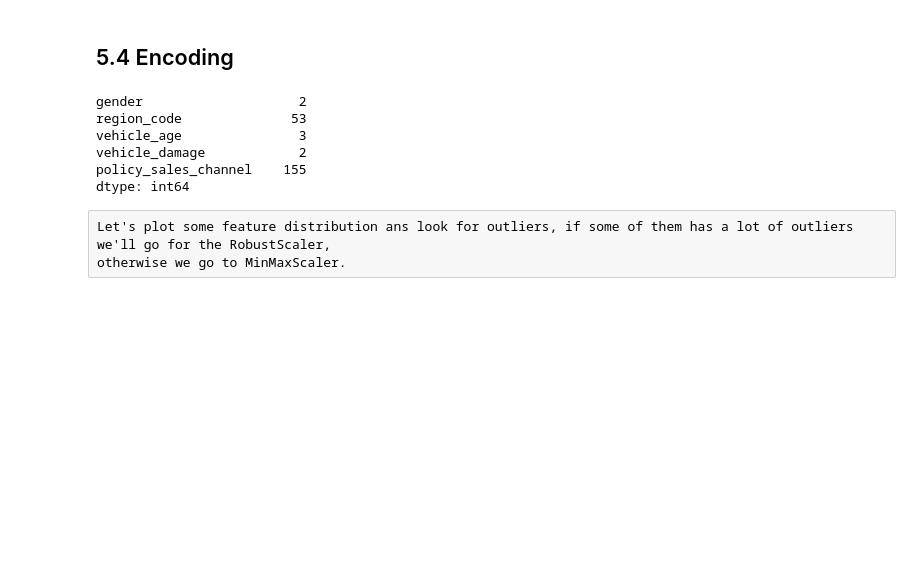
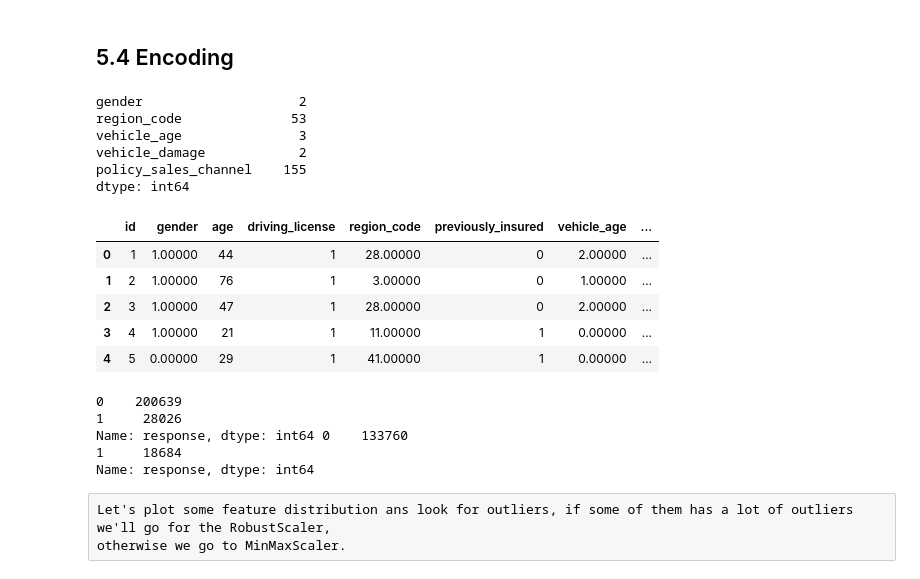
Before and after one commit to ViniciusKos/insurance_cross, a Jupyter notebook: insurance_cross_sell.ipynb, the cells around one changed output. Drawn from its saved outputs; the diff is of its cells as text; code cells hidden in the pictures; blank space fills up the shorter version.

```diff
--- a/insurance_cross_sell.ipynb
+++ b/insurance_cross_sell.ipynb
@@ -617,21 +619,30 @@ vehicle_age               3
 vehicle_damage            2
 policy_sales_channel    155
 dtype: int64
-# %%
-#Ordinal Encoding
-le=LabelEncoder()
-df5['store_type']=le.fit_transform(df5['store_type'])
-pickle.dump(le,open("parameters/store_type_scaler.pkl","wb"))
-
-
-
-
-#Ordinal Encoder
-assortment_dict = {'basic':1 , "extra": 2, "extended":3}
-df5['assortment'] = df5['assortment'].map(assortment_dict)
-#pickle.dump(rs,open("parameters/assortment_encoder.pkl","wb"))
-
-df5.head()
+# %%
+#Ordinal Encoding
+oe=OrdinalEncoder()
+df5[['vehicle_age','gender','vehicle_damage']]=oe.fit_transform(df5[['vehicle_age','gender','vehicle_damage']])
+pickle.dump(oe,open("parameters/oe_vehicle_age_gender_vehicle_damage.pkl","wb"))
+df5.head()
+# %% [output]
+|  | id | gender | age | driving_license | region_code | previously_insured | vehicle_age | ... |
+| 0 | 1 | 1.00000 | 44 | 1 | 28.00000 | 0 | 2.00000 | ... |
+| 1 | 2 | 1.00000 | 76 | 1 | 3.00000 | 0 | 1.00000 | ... |
+| 2 | 3 | 1.00000 | 47 | 1 | 28.00000 | 0 | 2.00000 | ... |
+| 3 | 4 | 1.00000 | 21 | 1 | 11.00000 | 1 | 0.00000 | ... |
+| 4 | 5 | 0.00000 | 29 | 1 | 41.00000 | 1 | 0.00000 | ... |
+# %%
+X=df5.drop('response',axis=1)
+y=df5['response']
+
+Xtrain, Xtest, ytrain, ytest = train_test_split(X,y, random_state=42,  test_size=0.40, stratify=y)
+# %% [output]
+0    200639
+1     28026
+Name: response, dtype: int64 0    133760
+1     18684
+Name: response, dtype: int64
 # %% [raw]
 Let's plot some feature distribution ans look for outliers, if some of them has a lot of outliers we'll go for the RobustScaler,
 otherwise we go to MinMaxScaler.
```
Also changed, not shown: parts of 11 cells of this notebook, 1 other file.
